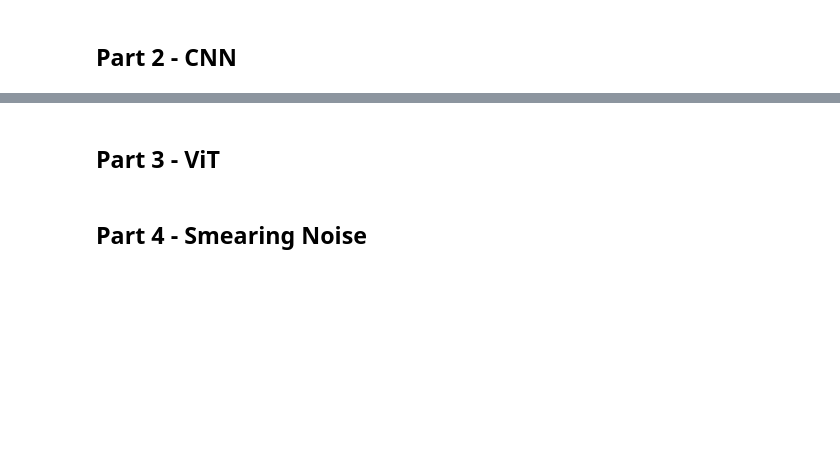
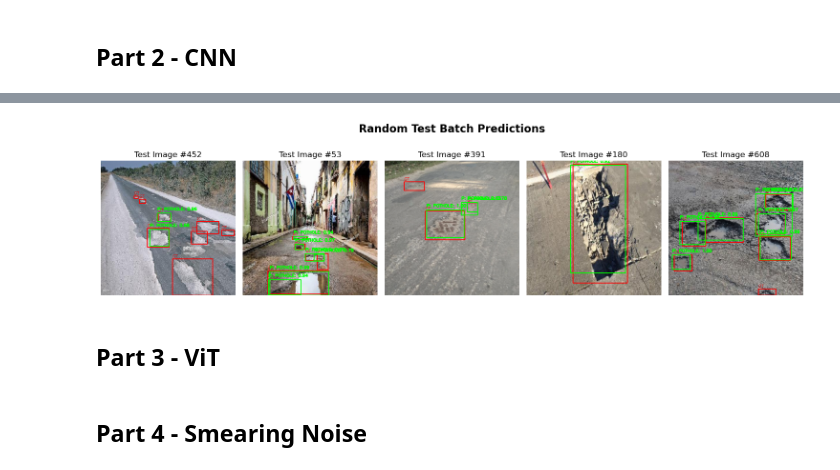
Before and after one commit to Itai-b/046211-Deep-Learning, a Jupyter notebook: project.ipynb, the cells around one changed output, grey strips where cells are left out. Cells and saved outputs as stored; diff of their text form; code cells hidden in the pictures; blank space fills up the shorter version.

```diff
--- a/project.ipynb
+++ b/project.ipynb
@@ -405,2 +419,24 @@ plt.show()
+# %%
+# Load the trained model
+model = torchvision.models.detection.fasterrcnn_resnet50_fpn(weights=None, num_classes=len(PotholeSeverity))
+state_dict = torch.load("faster_rcnn_pothole.pth", weights_only=True)
+model.load_state_dict(state_dict)
+model.to(device)  # Move the model to the GPU
+model.eval()  # Set the model to evaluation mode
+
+# Define the TestLoader
+test_loader = DataLoader(test_set, batch_size=5, shuffle=True, collate_fn=collate_fn)
+
+# Evaluate the model on the test set
+threshold = 0.5
+all_predictions = evaluate_model(model, test_loader, threshold=threshold)
+
+# Visualize a random test batch
+random_batch = random.choice(list(test_loader))  # Select a random batch
+images, targets = random_batch
+
+visualize_predictions(images, targets, all_predictions, threshold=threshold, show_severity=True)
+# %% [output]
+[figure, added]
 # %% [markdown]
 ## Part 3 - ViT
```
Also changed, not shown: parts of 8 cells of this notebook.
